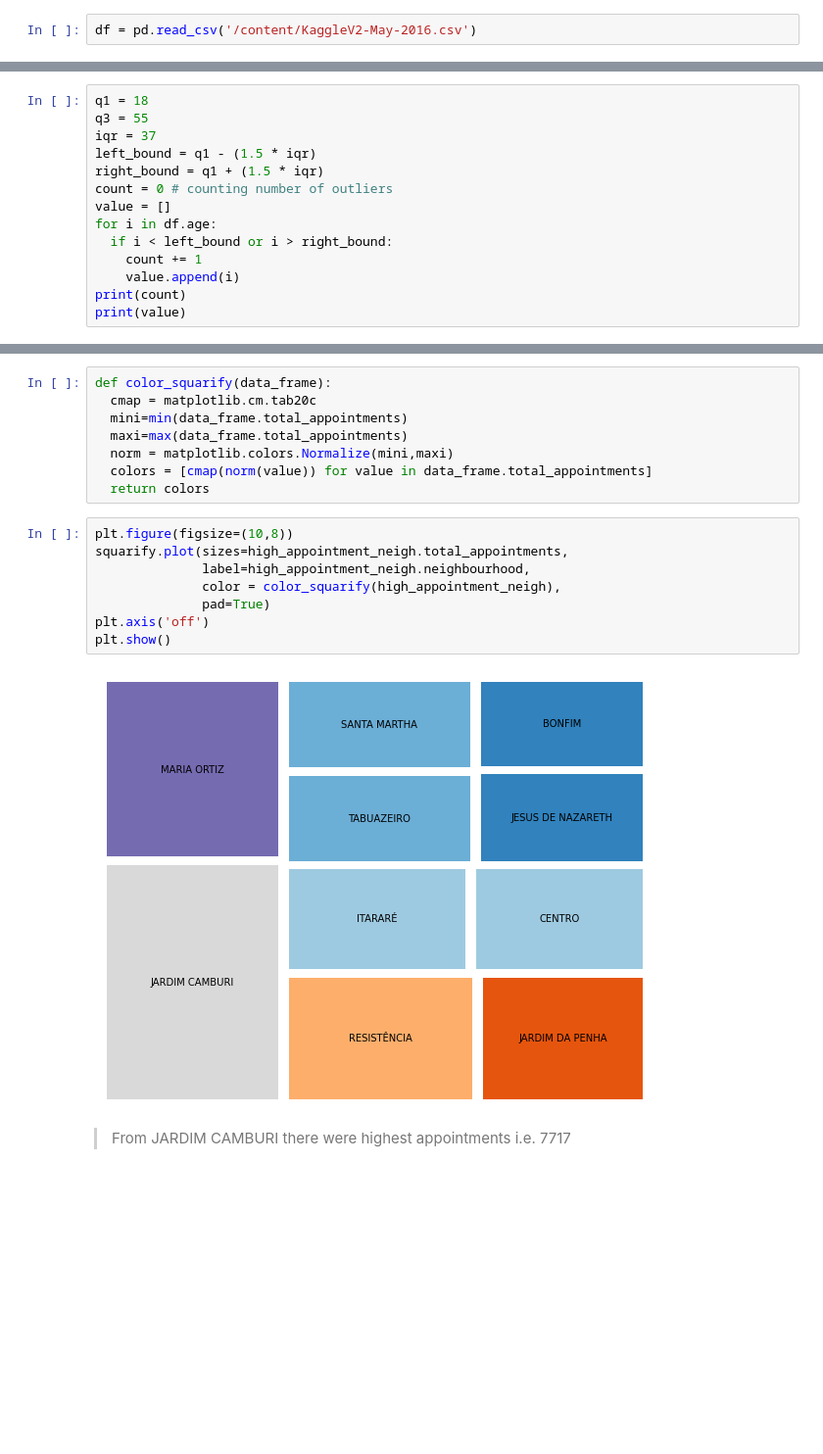
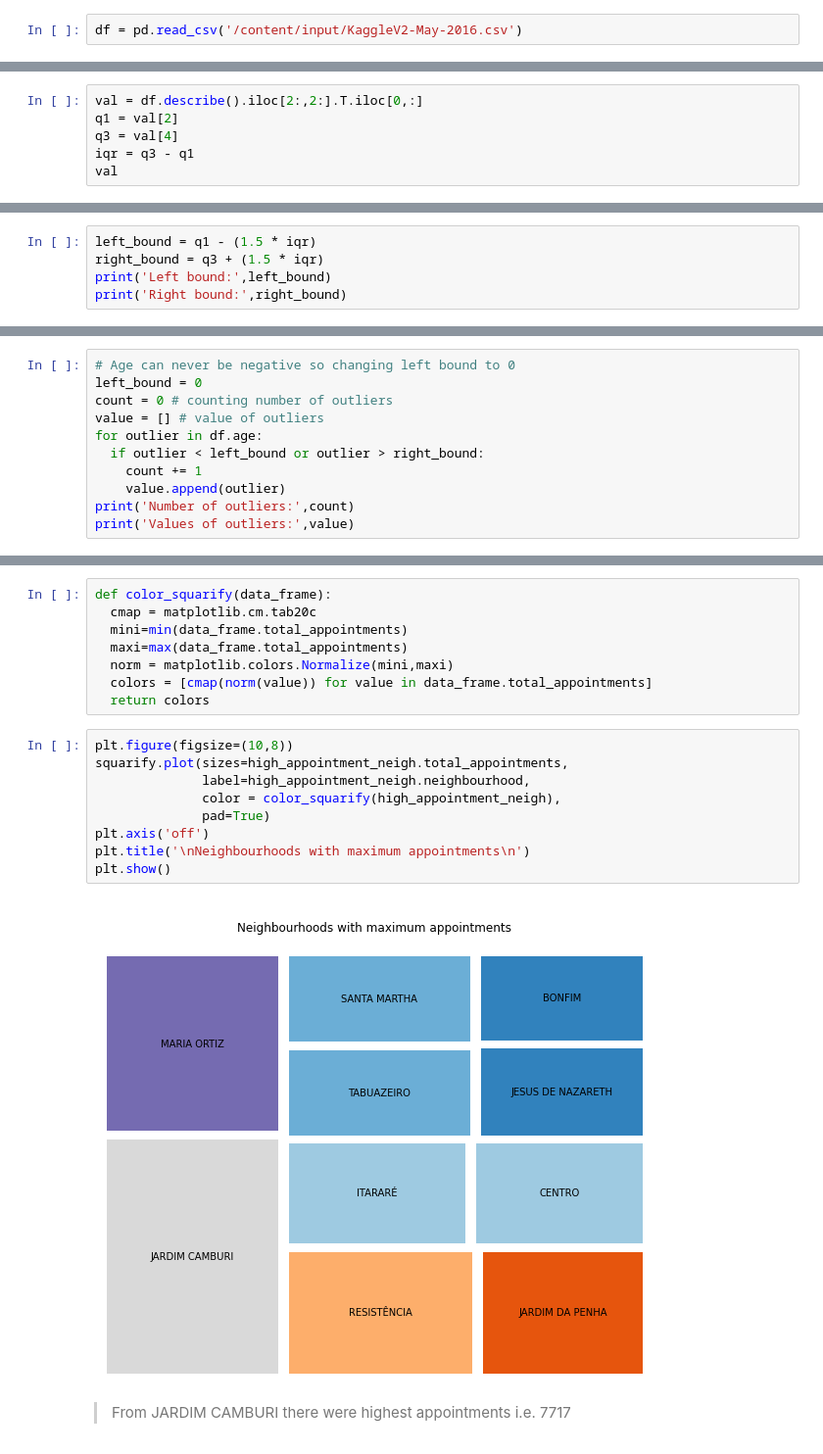
Before and after one commit to dishankkalra23/Medical-Appointment-No-Shows, a Jupyter notebook: Medical_Appointment_No_Shows.ipynb, the cells around one changed output, grey strips where cells are left out. Shown at 98% size. Drawn from its saved outputs; the diff is of its cells as text; blank space fills up the shorter version.

```diff
--- a/Medical_Appointment_No_Shows.ipynb
+++ b/Medical_Appointment_No_Shows.ipynb
@@ -147,7 +146,7 @@ Archive:  noshowappointments.zip
 # %% [markdown]
 # Loading dataset
 # %%
-df = pd.read_csv('/content/KaggleV2-May-2016.csv')
+df = pd.read_csv('/content/input/KaggleV2-May-2016.csv')
 # %%
 df.sample(5)
 # %% [output]
@@ -420,0 +432,6 @@ df.describe().iloc[2:,2:]
+# %%
+val = df.describe().iloc[2:,2:].T.iloc[0,:]
+q1 = val[2]
+q3 = val[4]
+iqr = q3 - q1
+val
@@ -760,3 +778,8 @@ Name: age, dtype: float64
 >>(data point value) > right bound
 
 >where left bound = Q1 – 1.5 * IQR and right bound = Q3 + 1.5 * IQR
+# %%
+left_bound = q1 - (1.5 * iqr)
+right_bound = q3 + (1.5 * iqr)
+print('Left bound:',left_bound)
+print('Right bound:',right_bound)
@@ -763,14 +789,11 @@ Name: age, dtype: float64
 # %%
-q1 = 18
-q3 = 55
-iqr = 37
-left_bound = q1 - (1.5 * iqr)
-right_bound = q1 + (1.5 * iqr)
+# Age can never be negative so changing left bound to 0
+left_bound = 0
 count = 0 # counting number of outliers
-value = []
-for i in df.age:
-  if i < left_bound or i > right_bound:
+value = [] # value of outliers
+for outlier in df.age:
+  if outlier < left_bound or outlier > right_bound:
     count += 1
-    value.append(i)
-print(count)
-print(value)
+    value.append(outlier)
+print('Number of outliers:',count)
+print('Values of outliers:',value)
@@ -945,13 +990,14 @@ def color_squarify(data_frame):
 # %%
 plt.figure(figsize=(10,8))
 squarify.plot(sizes=high_appointment_neigh.total_appointments,
               label=high_appointment_neigh.neighbourhood,
               color = color_squarify(high_appointment_neigh),
               pad=True)
 plt.axis('off')
+plt.title('\nNeighbourhoods with maximum appointments\n')
 plt.show()
 # %% [output]
-[figure, old version]
+[figure, new version]
 # %% [markdown]
 > From JARDIM CAMBURI there were highest appointments i.e. 7717
 # %% [markdown]
```
Also changed, not shown: parts of 64 cells of this notebook.
